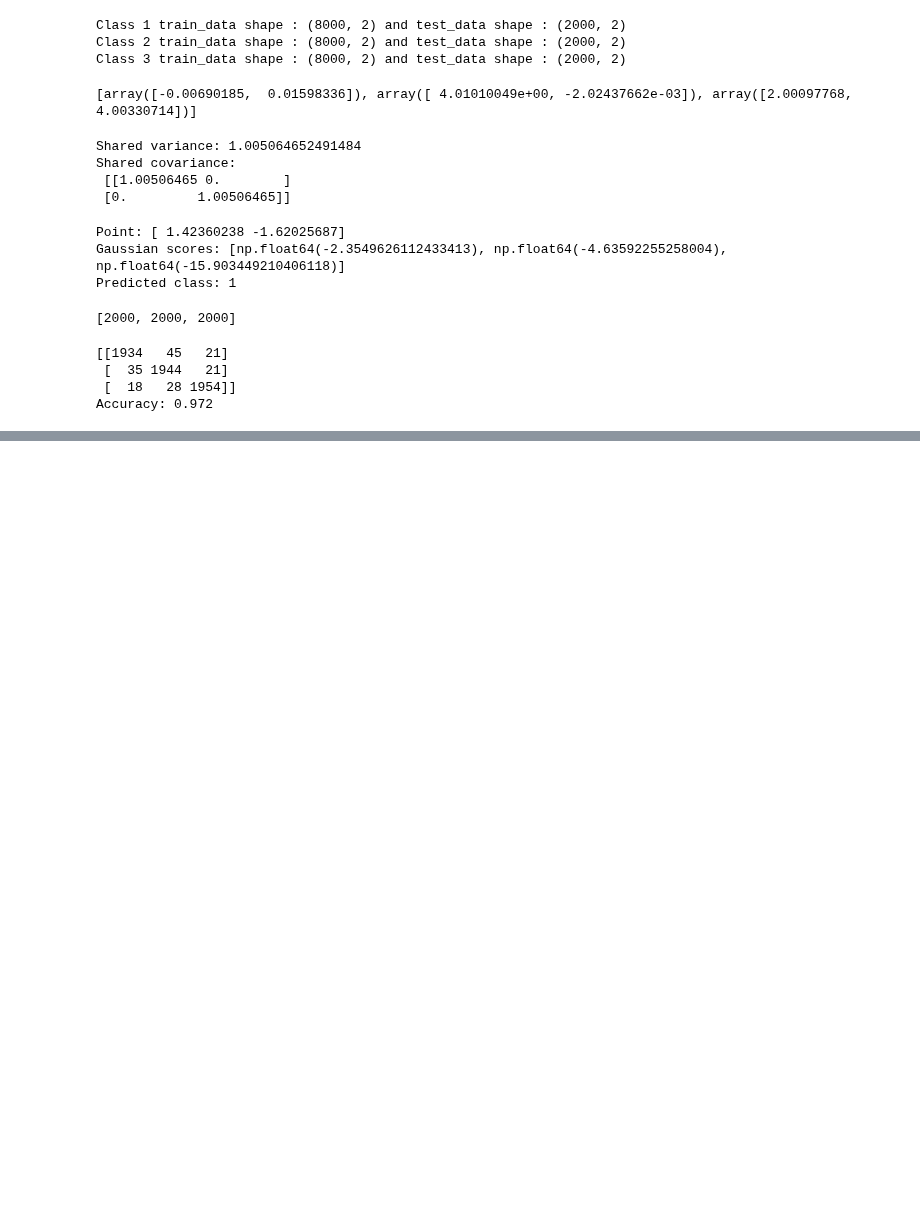
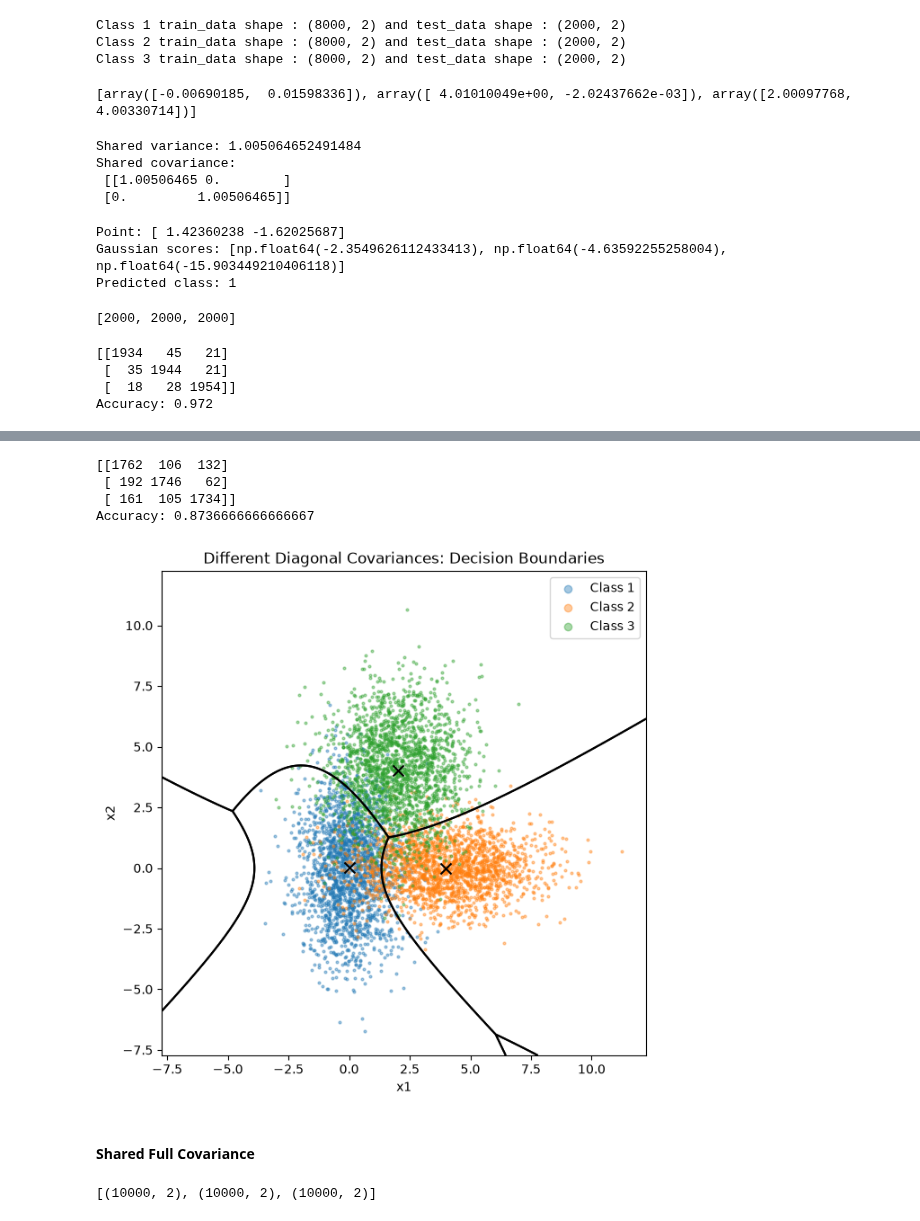
Before and after one commit to karywnl/pattern-recognition, a Jupyter notebook: lab5/lab5.ipynb, the cells around one changed output, grey strips where cells are left out. Cells and saved outputs as stored; diff of their text form; code cells hidden in the pictures; blank space fills up the shorter version.

```diff
--- a/lab5/lab5.ipynb
+++ b/lab5/lab5.ipynb
@@ -167,0 +490,74 @@ plt.show()
+# %%
+# classify test points and count predictions
+different_diagonal_predictions = []
+for sample in different_diagonal_test:
+    predictions = []
+    for point in sample:
+        scores = [gaussian_score(point, mu_hat, covariance)
+                  for mu_hat, covariance in zip(different_diagonal_mean_est, different_diagonal_cov_est)]
+        predictions.append(np.argmax(scores) + 1)
+    different_diagonal_predictions.append(np.array(predictions))
+
+different_diagonal_confusion = np.zeros((3, 3), dtype=int)
+for true_class, predictions in enumerate(different_diagonal_predictions):
+    for predicted_class in predictions:
+        different_diagonal_confusion[true_class, predicted_class - 1] += 1
+
+print(different_diagonal_confusion)
+print("Accuracy:", np.trace(different_diagonal_confusion) / different_diagonal_confusion.sum())
+# %% [output]
+[[1762  106  132]
+ [ 192 1746   62]
+ [ 161  105 1734]]
+Accuracy: 0.8736666666666667
+# %%
+# score a square grid of points
+test_points = np.vstack(different_diagonal_test)
+values = np.linspace(test_points.min() - 1, test_points.max() + 1, 400)
+x_grid, y_grid = np.meshgrid(values, values)
+grid_scores = np.zeros((3, *x_grid.shape))
+for i in range(x_grid.shape[0]):
+    for j in range(x_grid.shape[1]):
+        point = np.array([x_grid[i, j], y_grid[i, j]])
+        grid_scores[:, i, j] = [gaussian_score(point, mu_hat, covariance)
+                                for mu_hat, covariance in zip(different_diagonal_mean_est, different_diagonal_cov_est)]
+
+# draw points, boundaries, and estimated means
+class_colors = ["tab:blue", "tab:orange", "tab:green"]
+plt.figure(figsize=(7, 7))
+for k, sample in enumerate(different_diagonal_test):
+    plt.scatter(sample[:, 0], sample[:, 1], s=4, alpha=0.4, color=class_colors[k], label=f"Class {k + 1}")
+for k in range(3):
+    other_scores = np.max(np.delete(grid_scores, k, axis=0), axis=0)
+    plt.contour(x_grid, y_grid, grid_scores[k] - other_scores, levels=[0], colors="black")
+for k, mu_hat in enumerate(different_diagonal_mean_est):
+    plt.scatter(mu_hat[0], mu_hat[1], marker="x", s=75, color="black")
+plt.xlabel("x1")
+plt.ylabel("x2")
+plt.title("Different Diagonal Covariances: Decision Boundaries")
+plt.gca().set_aspect("equal", adjustable="box")
+plt.legend(markerscale=3)
+plt.savefig("../docs/lab5/submissions/figures/different_diagonal_boundary.png", dpi=150)
+plt.show()
+# %% [output]
+[figure, added]
+# %% [markdown]
+#### **Shared Full Covariance**
+# %%
+# one tilted covariance for all three classes
+shared_full_true_cov = np.array([[2.0, -1.5], [-1.5, 2.0]])
+eigenvalues, eigenvectors = np.linalg.eigh(shared_full_true_cov)
+shared_full_cov_sqrt = eigenvectors @ np.diag(np.sqrt(eigenvalues)) @ eigenvectors.T
+shared_full_rng = np.random.default_rng(46)
+shared_full_samples = []
+
+for mean in means:
+    standard_samples = np.column_stack((
+        gaussian(0, 1, n, shared_full_rng),
+        gaussian(0, 1, n, shared_full_rng)
+    ))
+    shared_full_samples.append(standard_samples @ shared_full_cov_sqrt.T + mean)
+
+print([sample.shape for sample in shared_full_samples])
+# %% [output]
+[(10000, 2), (10000, 2), (10000, 2)]
```
Also changed, not shown: parts of 28 cells of this notebook, 9 other files.
